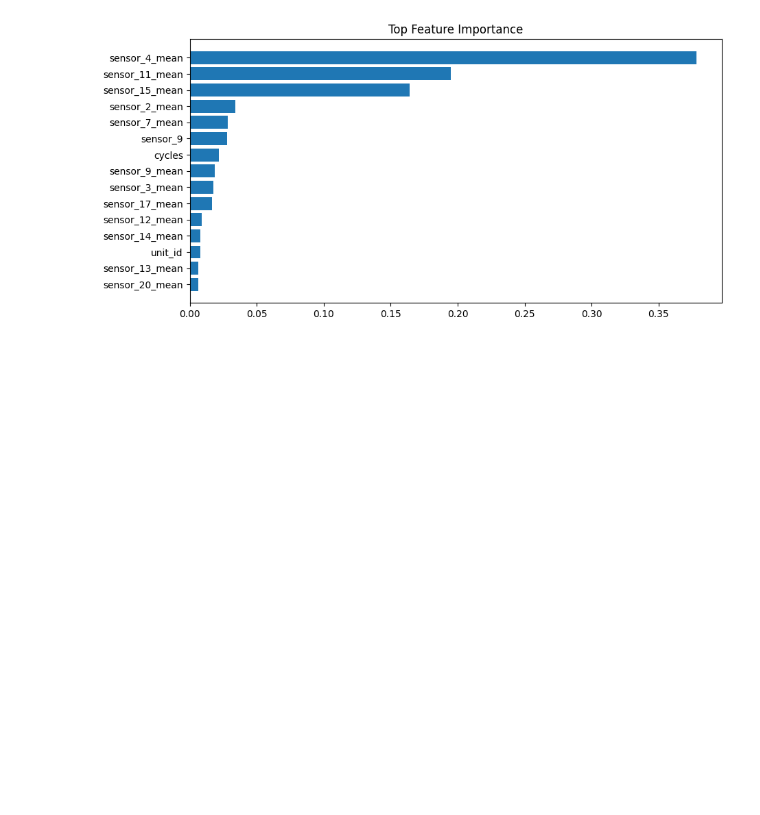
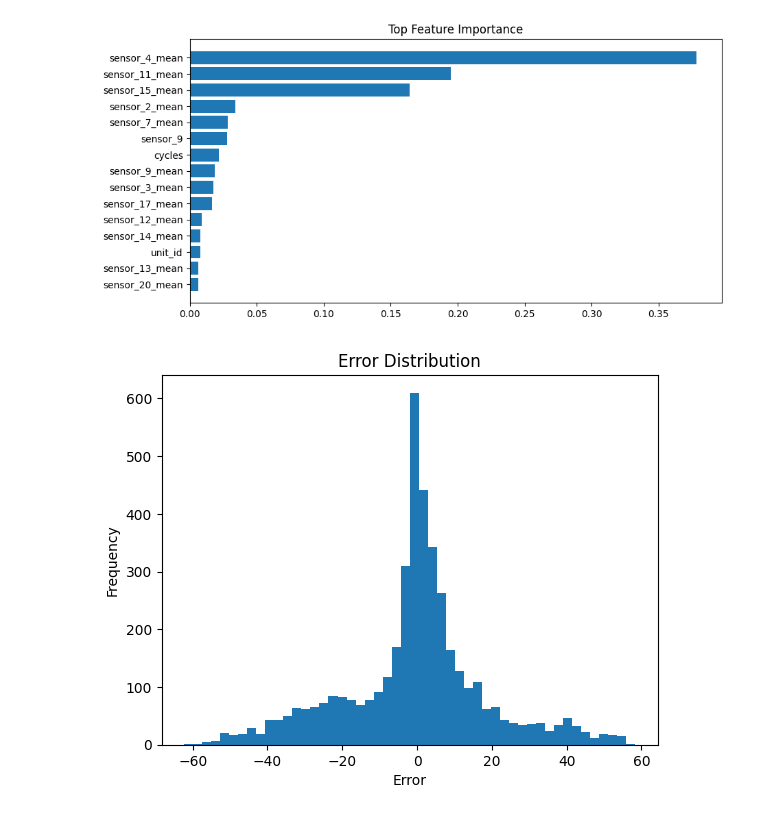
Before and after one commit to eusobergsu/predictive-maintenance-rul-turbofan, a Jupyter notebook: notebooks/01_data_loading.ipynb, the cells around one changed output. Drawn from its saved outputs; the diff is of its cells as text; code cells hidden in the pictures; blank space fills up the shorter version.

Commit message:
feat: add error analysis including distribution, per-unit and temporal diagnostics

```diff
--- a/notebooks/01_data_loading.ipynb
+++ b/notebooks/01_data_loading.ipynb
@@ -153,3 +153,27 @@ plt.title("Top Feature Importance")
 plt.show()
 # %% [output]
 [figure]
+# %%
+y_pred = model.predict(X_test)
+
+import pandas as pd
+
+results = pd.DataFrame({
+    "unit_id": X_test["unit_id"],
+    "cycles": X_test["cycles"],
+    "y_true": y_test,
+    "y_pred": y_pred
+})
+
+results["error"] = results["y_true"] - results["y_pred"]
+results["abs_error"] = results["error"].abs()
+# %%
+import matplotlib.pyplot as plt
+
+plt.hist(results["error"], bins=50)
+plt.title("Error Distribution")
+plt.xlabel("Error")
+plt.ylabel("Frequency")
+plt.show()
+# %% [output]
+[figure, added]
```
Also changed, not shown: parts of 3 cells of this notebook.
